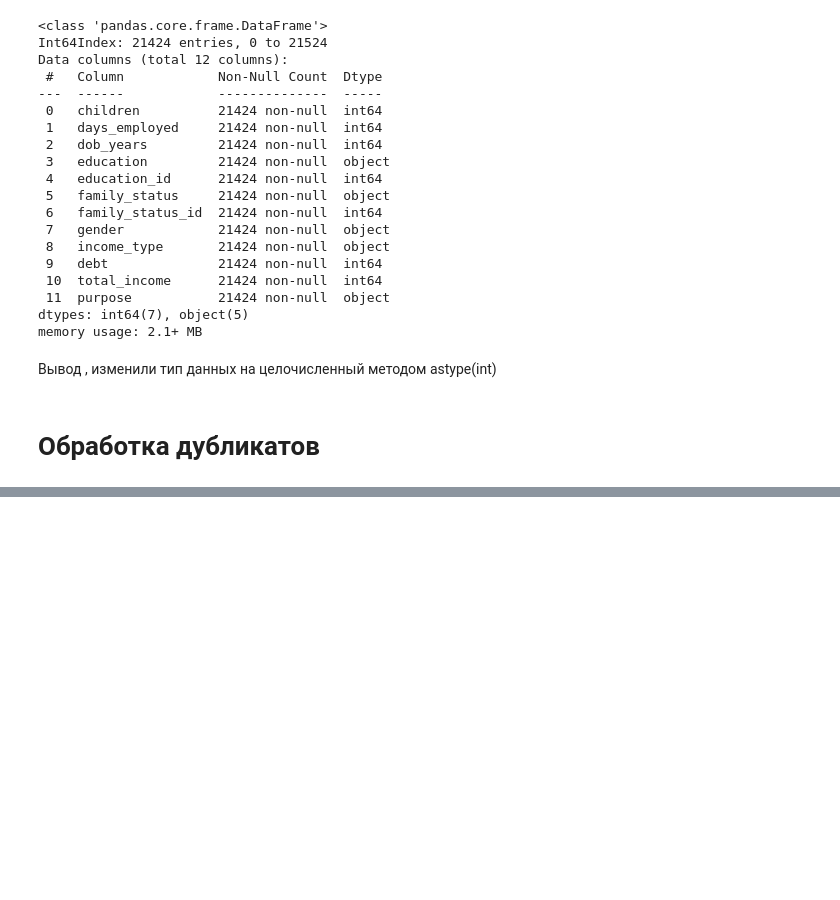
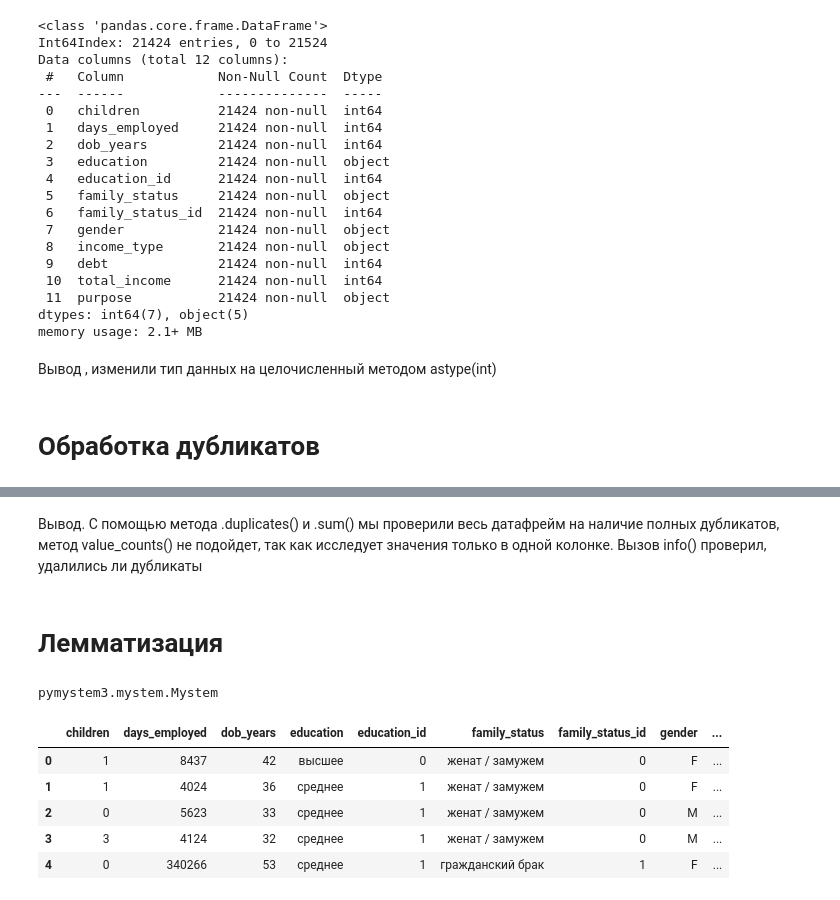
Before and after one commit to TinaMontana44/TM44, a Jupyter notebook: 1st/first.ipynb, the cells around one changed output, grey strips where cells are left out. Drawn from its saved outputs; the diff is of its cells as text; code cells hidden in the pictures; blank space fills up the shorter version.

```diff
--- a/1st/first.ipynb
+++ b/1st/first.ipynb
@@ -360,0 +394,9 @@ memory usage: 2.1+ MB
+# %% [markdown]
+Вывод. C помощью метода .duplicates() и .sum() мы проверили весь датафрейм на наличие полных дубликатов,
+метод value_counts() не подойдет, так как исследует значения только в одной колонке. Вызов info() проверил, удалились ли дубликаты
+# %% [markdown]
+# Лемматизация
+# %%
+Mystem
+# %% [output]
+pymystem3.mystem.Mystem
@@ -360,0 +412,9 @@ memory usage: 2.1+ MB
+# %%
+data.head()
+# %% [output]
+|  | children | days_employed | dob_years | education | education_id | family_status | family_status_id | gender | ... |
+| 0 | 1 | 8437 | 42 | высшее | 0 | женат / замужем | 0 | F | ... |
+| 1 | 1 | 4024 | 36 | среднее | 1 | женат / замужем | 0 | F | ... |
+| 2 | 0 | 5623 | 33 | среднее | 1 | женат / замужем | 0 | M | ... |
+| 3 | 3 | 4124 | 32 | среднее | 1 | женат / замужем | 0 | M | ... |
+| 4 | 0 | 340266 | 53 | среднее | 1 | гражданский брак | 1 | F | ... |
```
Also changed, not shown: parts of 29 cells of this notebook.
